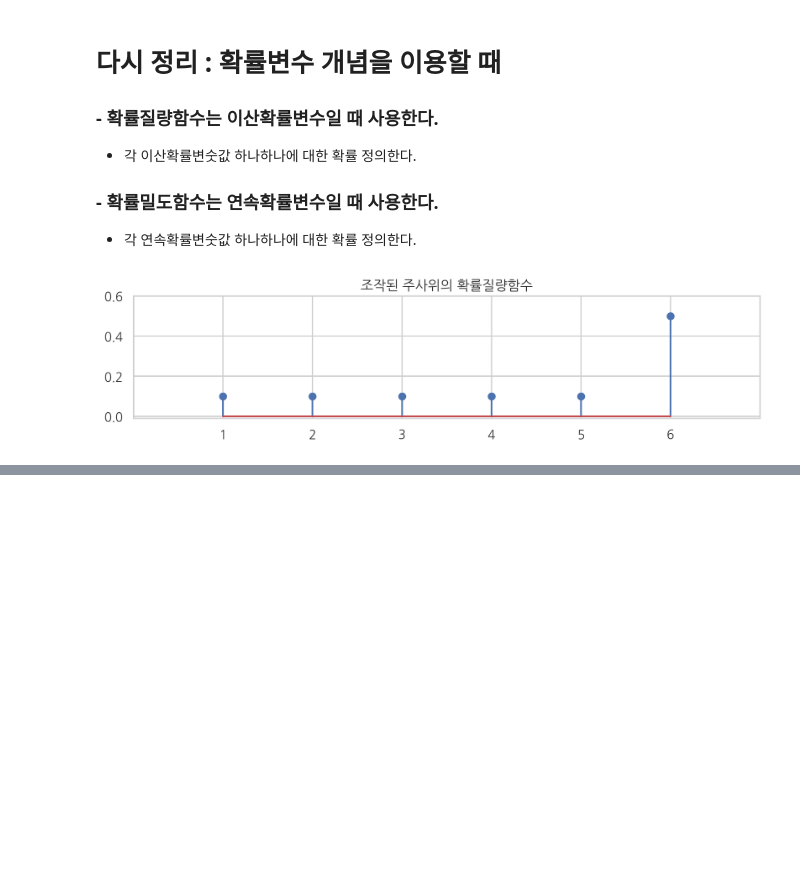
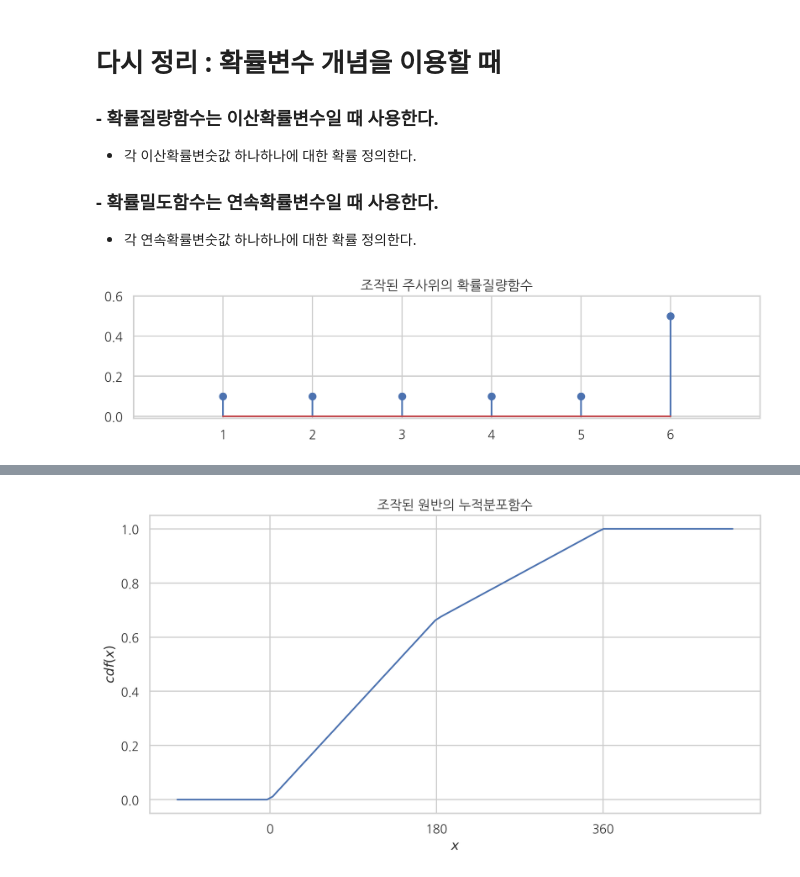
Before and after one commit to tigerkey10/tigerkey10.github.io, a Jupyter notebook: [Data Science] 데이터 분석 훈련_github/[6월 22일 - 데이터사이언스스쿨 수업 복습] 6장 확률론 기본개념 복습.ipynb, the cells around one changed output, grey strips where cells are left out. Drawn from its saved outputs; the diff is of its cells as text; code cells hidden in the pictures; blank space fills up the shorter version.

```diff
--- a/[Data Science] 데이터 분석 훈련_github/[6월 22일 - 데이터사이언스스쿨 수업 복습] 6장 확률론 기본개념 복습.ipynb
+++ b/[Data Science] 데이터 분석 훈련_github/[6월 22일 - 데이터사이언스스쿨 수업 복습] 6장 확률론 기본개념 복습.ipynb
@@ -245,0 +287,25 @@ aa
+# %%
+# 6.4.4 연습문제
+def cdf(x) :
+    if 0<= x <= 180 :
+        return (2/3)*(x/180)
+    elif 180 < x <= 360 :
+        return (2/3)+(1/3)*((x-180)/180)
+    else :
+        if x < 0 :
+            return 0
+        else :
+            return 1
+
+xx = np.linspace(-100,500,100)
+result = [cdf(i) for i in xx ]
+
+plt.figure(figsize=(10,5))
+plt.plot(xx, result)
+plt.title('조작된 원반의 누적분포함수')
+plt.xlabel('$x$')
+plt.ylabel('$cdf(x)$')
+plt.xticks([0,180,360])
+plt.show()
+# %% [output]
+[figure, added]
```
Also changed, not shown: parts of 7 cells of this notebook, 1 other file.
